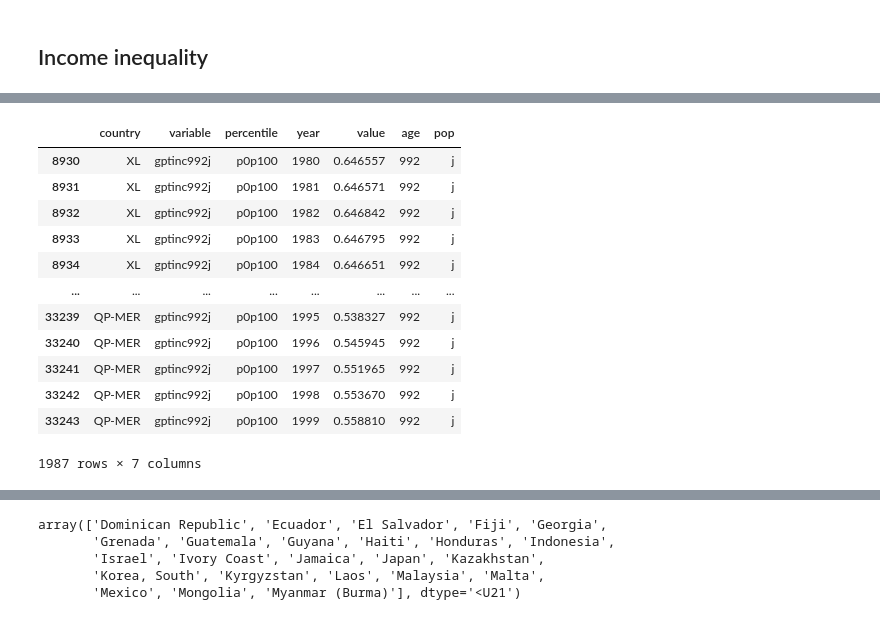
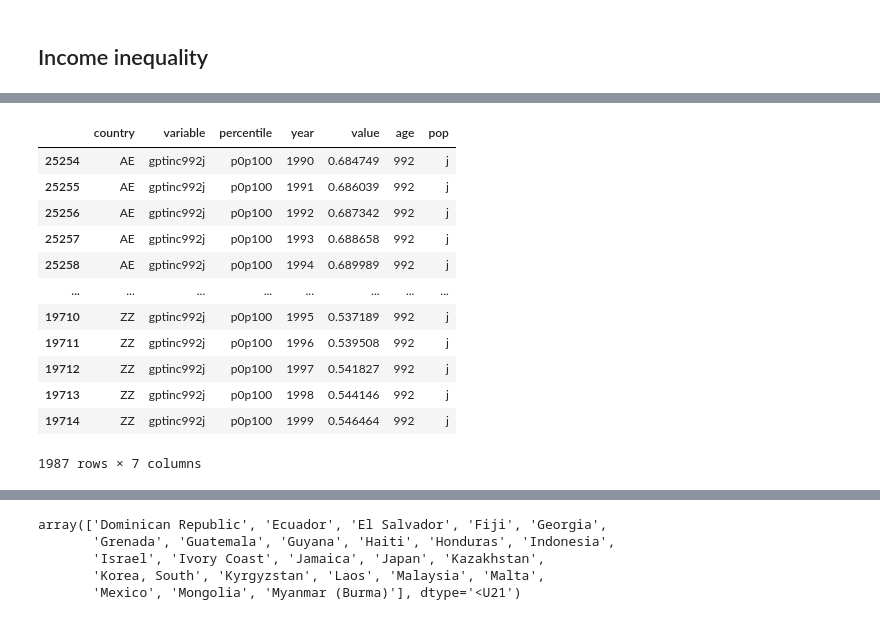
Before and after one commit to epfl-ada/ada-2020-project-milestone-p3-p3_limonada, a Jupyter notebook: creative_extension.ipynb, the cells around one changed output, grey strips where cells are left out. Saved outputs shown, nothing was run; the diff lists cells and outputs as text; code cells hidden in the pictures.

Commit message:
Merged second gini dataset, started classification

```diff
--- a/creative_extension.ipynb
+++ b/creative_extension.ipynb
@@ -680,22 +678,22 @@ ineq_countries_map
 # %%
 ineq_full_raw = pd.concat(ineq_df_list)
 # %%
-ineq_gini = ineq_full_raw[(ineq_full_raw["variable"] == "gptinc992j") & (ineq_full_raw["year"] > 1960) & (ineq_full_raw["year"] < 2000)].copy()
+ineq_gini = ineq_full_raw[(ineq_full_raw["variable"] == "gptinc992j") & (ineq_full_raw["year"] > 1960) & (ineq_full_raw["year"] <= 2000)].copy()
 #del ineq_full_raw
 ineq_gini
 # %% [output]
 |  | country | variable | percentile | year | value | age | pop |
-| 8930 | XL | gptinc992j | p0p100 | 1980 | 0.646557 | 992 | j |
-| 8931 | XL | gptinc992j | p0p100 | 1981 | 0.646571 | 992 | j |
-| 8932 | XL | gptinc992j | p0p100 | 1982 | 0.646842 | 992 | j |
-| 8933 | XL | gptinc992j | p0p100 | 1983 | 0.646795 | 992 | j |
-| 8934 | XL | gptinc992j | p0p100 | 1984 | 0.646651 | 992 | j |
+| 25254 | AE | gptinc992j | p0p100 | 1990 | 0.684749 | 992 | j |
+| 25255 | AE | gptinc992j | p0p100 | 1991 | 0.686039 | 992 | j |
+| 25256 | AE | gptinc992j | p0p100 | 1992 | 0.687342 | 992 | j |
+| 25257 | AE | gptinc992j | p0p100 | 1993 | 0.688658 | 992 | j |
+| 25258 | AE | gptinc992j | p0p100 | 1994 | 0.689989 | 992 | j |
 | ... | ... | ... | ... | ... | ... | ... | ... |
-| 33239 | QP-MER | gptinc992j | p0p100 | 1995 | 0.538327 | 992 | j |
-| 33240 | QP-MER | gptinc992j | p0p100 | 1996 | 0.545945 | 992 | j |
-| 33241 | QP-MER | gptinc992j | p0p100 | 1997 | 0.551965 | 992 | j |
-| 33242 | QP-MER | gptinc992j | p0p100 | 1998 | 0.553670 | 992 | j |
-| 33243 | QP-MER | gptinc992j | p0p100 | 1999 | 0.558810 | 992 | j |
+| 19710 | ZZ | gptinc992j | p0p100 | 1995 | 0.537189 | 992 | j |
+| 19711 | ZZ | gptinc992j | p0p100 | 1996 | 0.539508 | 992 | j |
+| 19712 | ZZ | gptinc992j | p0p100 | 1997 | 0.541827 | 992 | j |
+| 19713 | ZZ | gptinc992j | p0p100 | 1998 | 0.544146 | 992 | j |
+| 19714 | ZZ | gptinc992j | p0p100 | 1999 | 0.546464 | 992 | j |
 1987 rows × 7 columns
 # %%
 ineq_gini.country = [ineq_countries_map.get(c, c) for c in ineq_gini.country]
```
Also changed, not shown: parts of 41 cells of this notebook.
